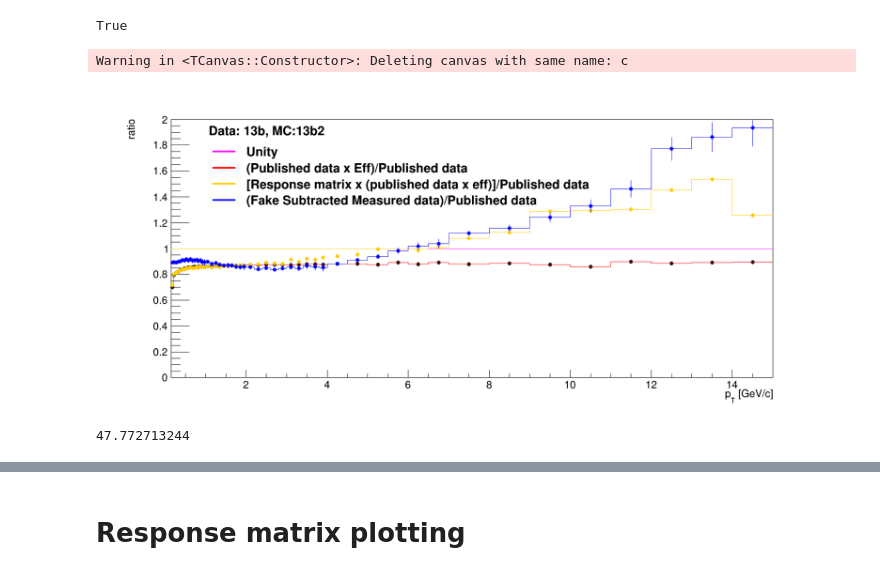
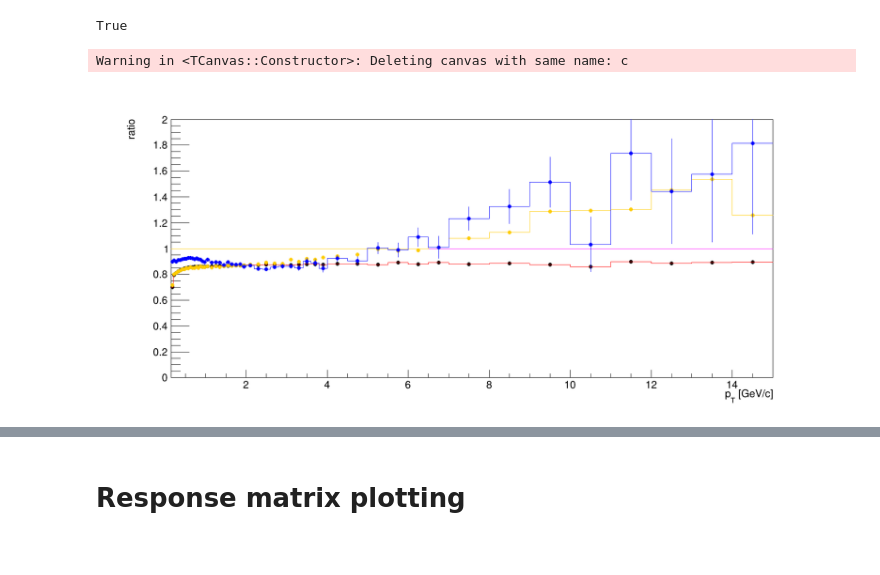
Before and after one commit to dhruvdixit/CorrelationAnalysis, a Jupyter notebook: NtupleAnalysis/InputData/Unfolding_pPb_counts.ipynb, the cells around one changed output, grey strips where cells are left out. Drawn from its saved outputs; the diff is of its cells as text; code cells hidden in the pictures.

```diff
--- a/NtupleAnalysis/InputData/Unfolding_pPb_counts.ipynb
+++ b/NtupleAnalysis/InputData/Unfolding_pPb_counts.ipynb
@@ -24,18 +26,40 @@ import numpy as np
 ### Get Data and MC files
 # %%
 #pPb
+
+#ITS
 #MCfile_name = '/home/dhruv/13b2_16_21bins_1GeV20GeV_100Kevents_noNormalize.root'#actually 1 Gev tp 30 Gev
 #MCfile_name = '/home/dhruv/13b2_16_21bins_1GeV30GeV_10Mevents_noNormalize.root'
 #MCfile_name = '/home/dhruv/13b2_16_21bins_1GeV30GeV_10Mevents_noNormalize_allReco.root'
-MCfile_name = '/home/dhruv/13b2_16_51bins_publishedBinning15GeV_1Mevents_noNormalize_allReco.root'
+#MCfile_name = '/home/dhruv/13b2_16_51bins_publishedBinning15GeV_1Mevents_noNormalize_allReco.root'#analysis note results
+#MCfile_name = '/home/dhruv/13b2_16_58bins_publishedBinning15GeV_1Mevents_noNormalize_allReco_new.root'
+#MCfile_name = '/home/dhruv/13b2_16_37bins_publishedBinning15GeV_Allevents_noNormalize_allReco_new.root'
 
+#MCfile_name = '/home/dhruv/13b2_16_51bins_publishedBinning15GeV_1Mevents_newChiCut_noNormalize_allReco.root'
+MCfile_name = '/home/dhruv/13b2_16_51bins_publishedBinning15GeV_1Mevents_oldChiCut_noNormalize_allReco.root'
+
+#TPC
+#MCfile_name = '/home/dhruv/13b2_3_51bins_publishedBinning15GeV_5Mevents_noNormalize_allReco.root'
+#MCfile_name = '/home/dhruv/13b2_3_51bins_publishedBinning15GeV_1Mevents_newChiCut_noNormalize_allReco.root'
+
+#ITS
 #Datafile_name = '/home/dhruv/fout_16_13b_1GeV16GeV_tracking_addedPileUp.root'
 #Datafile_name = '/home/dhruv/fout_16_13b_3run_1GeV16GeV_tracking_addedPileUp_1Mevents.root'
 #Datafile_name = '/home/dhruv/fout_16_13b_1GeV16GeV_tracking_noPileUp.root'
 #Datafile_name = '/home/dhruv/fout_16_13b_3run_pPb_1GeV30GeV_trig_pileup_4lL.root'
 #Datafile_name = '/home/dhruv/fout_16_21bins_13b_1GeV30GeV_tracking_addedPileUp_trigCut_10Mevents_noNormalize.root'
 #Datafile_name = '/home/dhruv/fout_16_51bins_13b_publishedBinning15GeV_tracking_addedPileUp_trigCut_1Mevents_noNormalize.root'
-Datafile_name = '/home/dhruv/fout_16_51bins_13b_3run_new_pPbpublishedBinning_tracking_kINT7_1MKevents_normalizeByEventOnly.root'
+#Datafile_name = '/home/dhruv/fout_16_51bins_13b_3run_new_pPbpublishedBinning_tracking_kINT7_1MKevents_normalizeByEventOnly.root'
+
+#Datafile_name = '/home/dhruv/fout_16_51bins_13b_3run_new_publishedBinning15GeV_tracking_kINT7_100Kevents_normalizeByEventOnly.root'
+#Datafile_name = '/home/dhruv/fout_16_51bins_13b_3run_new_publishedBinning15GeV_tracking_kINT7__oldChiCut100Kevents_normalizeByEventOnly.root'
+#Datafile_name = '/home/dhruv/fout_16_51bins_13b_3run_new_publishedBinning15GeV_tracking_noPileupTrig_newChiCut_Allevents_normalizeByEventOnly_EMCalAcceptance.root'
+#Datafile_name = '/home/dhruv/fout_16_51bins_13b_3run_new_publishedBinning15GeV_tracking_noPileupTrig_newChiCut_Allevents_normalizeByEventOnly_StandardAcceptance.root'
+Datafile_name = '/home/dhruv/fout_16_51bins_13b_3run_new_publishedBinning15GeV_tracking_kINT7_newChiCut_1Mevents_normalizeByEventOnly_StandardAcceptance.root'
+
+#TPC
+#Datafile_name = '/home/dhruv/fout_3_51bins_13b_3run_new_publishedBinning15GeV_tracking_100kevents_normalizeByEventOnly.root'
+#Datafile_name = '/home/dhruv/fout_3_51bins_13b_3run_new_publishedBinning15GeV_tracking_kINT7_100Kevents_normalizeByEventOnly.root'
 
 MCfile = ROOT.TFile(MCfile_name)
 Datafile = ROOT.TFile(Datafile_name)
@@ -622,46 +848,28 @@ True
 # %%
 c= ROOT.TCanvas('c','c',1800,800)
 
 ratio_h.SetTitle('; p_{T} [GeV/c]; ratio')
 ratio_h.SetMaximum(2.0)
 ratio_h.SetMinimum(0.0)
 #ratio_h.GetXaxis().SetRangeUser(1,30)
 
 
 ratio_h.Draw('hist')
 ratio_h_wEff.Draw('histesame')
 ratio_data_refolded.Draw('histesame')
 ratio_data_bkgsub.Draw('histesame')
 
-label = Legend("Data: 13b, MC:13b2")
-label.Add(ratio_h,'Unity','L')
-label.Add(ratio_h_wEff,'(Published data x Eff)/Published data','L')
-label.Add(ratio_data_refolded,'[Response matrix x (published data x eff)]/Published data','L')
-label.Add(ratio_data_bkgsub,'(Fake Subtracted Measured data)/Published data','L')
-label.Draw(.15,.85)
+#label = Legend("Data: 13b, MC:13b2")
+#label.Add(ratio_h,'Unity','L')
+#label.Add(ratio_h_wEff,'(Published data x Eff)/Published data','L')
+#label.Add(ratio_data_refolded,'[Response matrix x (published data x eff)]/Published data','L')
+#label.Add(ratio_data_bkgsub,'(Fake Subtracted Measured data)/Published data','L')
+#label.Draw(.15,.85)
 
 
 c.Draw()
 #c.SaveAs('ratio_refolding_pp_1GeV20GeV_errors.pdf')
 #c.SaveAs('ratio_pink_pPb_13b2.png')
 # %% [output]
 Warning in <TCanvas::Constructor>: Deleting canvas with same name: c
-[figure, old version]
+[figure, new version]
-# %%
-ratio_refold_pub = h_wEff.Clone()
-ratio_refold_pub.Divide(data_refolded)
-
-ratio_refold_data_sub = data_bkgsub.Clone()
-ratio_refold_data_sub.Divide(data_refolded)
-#ratio_refold_data_sub.SetLineColor(ROOT.kBlue)
-#ratio_refold_data_sub.SetMarkerColor(ROOT.kBlue)
-
-ratio_refold_data = data.Clone()
-ratio_refold_data.Divide(data_refolded)
-
-#addFakes = ratio_refold_data_sub.Clone()
-#addFakes.Add(fakerate)
-
-print ratio_refold_pub.Integral()
-# %% [output]
-47.772713244
```
Also changed, not shown: parts of 36 cells of this notebook, 7 other files.
